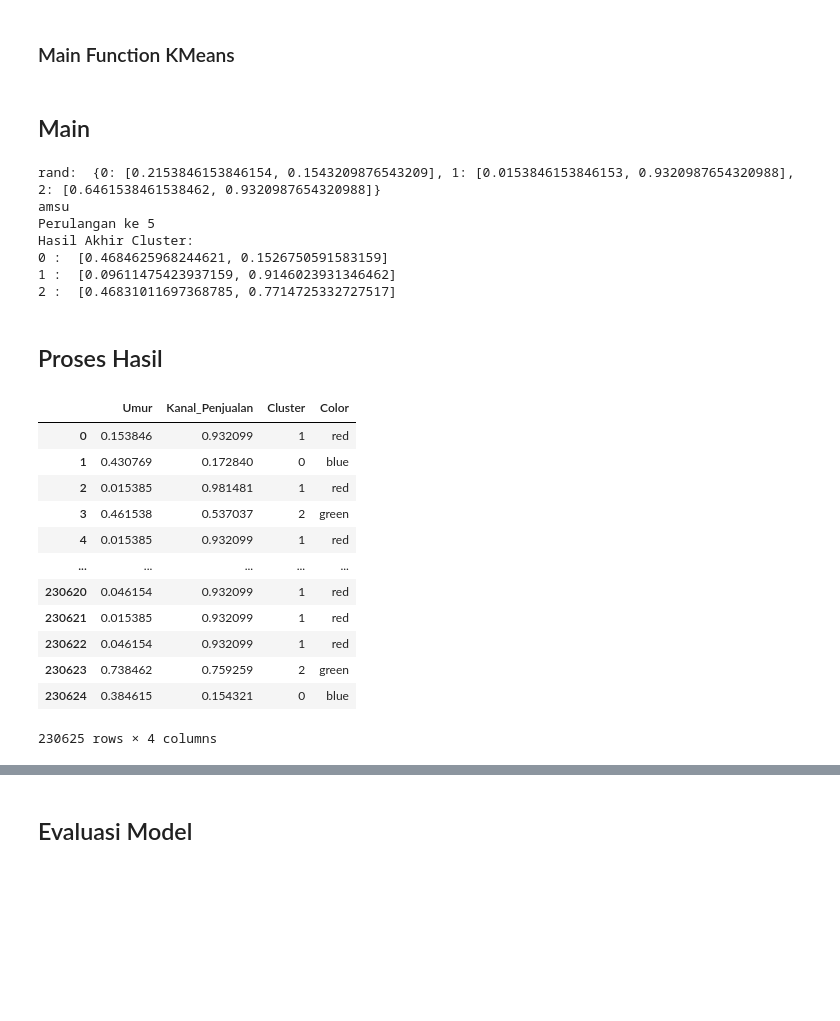
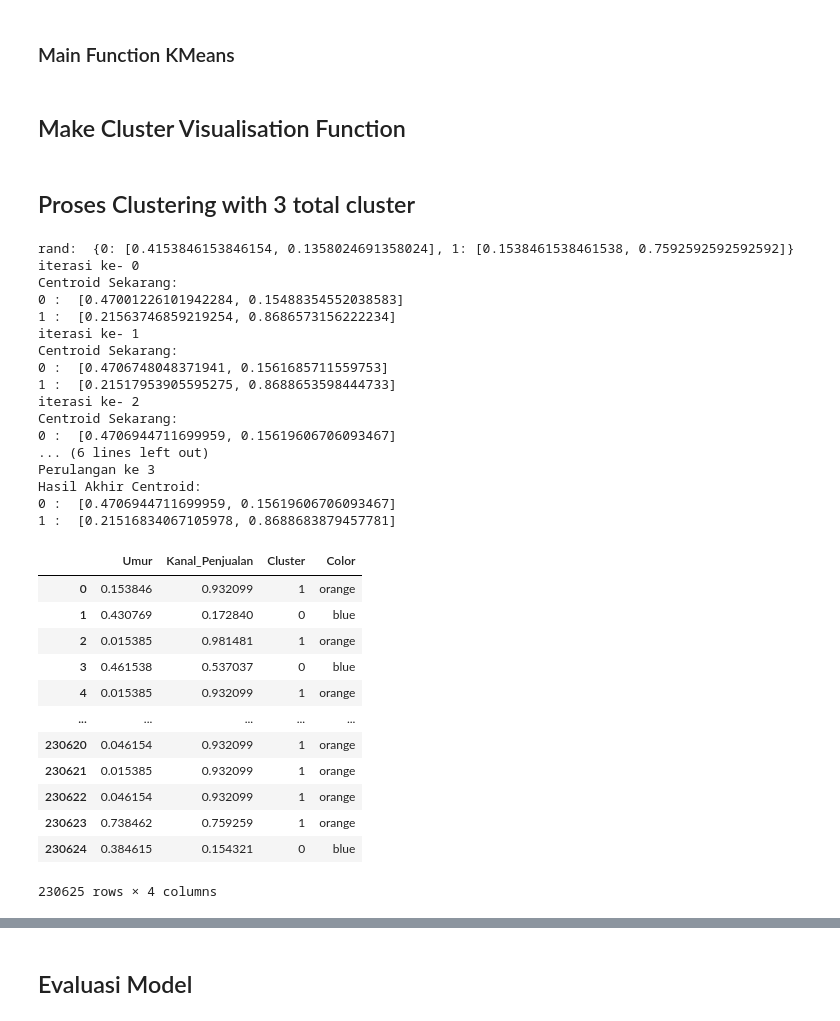
Before and after one commit to alfi2811/Tubes_Machine_Learning_Clustering, a Jupyter notebook: clusteringTask/clustering.ipynb, the cells around one changed output, grey strips where cells are left out. Drawn from its saved outputs; the diff is of its cells as text; code cells hidden in the pictures; blank space fills up the shorter version.

```diff
--- a/clusteringTask/clustering.ipynb
+++ b/clusteringTask/clustering.ipynb
@@ -122,2 +125,2 @@ def kMeans(k, x, y, df):
-# %% [markdown]
-## Main
+# %% [markdown]
+## Make Cluster Visualisation Function
@@ -124,43 +140,37 @@ def kMeans(k, x, y, df):
+# %% [markdown]
+## Proses Clustering with 3 total cluster
 # %%
-# convert to array agar lebih mudah memprosesnya
-data = df.to_numpy()
-k = 3
-
-centroid, cluster, df_hasil = kMeans(k, x, y, df)
+k = 2
+centroid, df_hasil = kMeans(k, x, y, df)
+df_hasil
 # %% [output]
-rand:  {0: [0.2153846153846154, 0.1543209876543209], 1: [0.0153846153846153, 0.9320987654320988], 2: [0.6461538461538462, 0.9320987654320988]}
-amsu
-Perulangan ke 5
-Hasil Akhir Cluster:
-0 :  [0.4684625968244621, 0.1526750591583159]
-1 :  [0.09611475423937159, 0.9146023931346462]
-2 :  [0.46831011697368785, 0.7714725332727517]
+rand:  {0: [0.4153846153846154, 0.1358024691358024], 1: [0.1538461538461538, 0.7592592592592592]}
+iterasi ke- 0
+Centroid Sekarang:
+0 :  [0.47001226101942284, 0.15488354552038583]
+1 :  [0.21563746859219254, 0.8686573156222234]
+iterasi ke- 1
+Centroid Sekarang:
+0 :  [0.4706748048371941, 0.1561685711559753]
+1 :  [0.21517953905595275, 0.8688653598444733]
+iterasi ke- 2
+Centroid Sekarang:
+0 :  [0.4706944711699959, 0.15619606706093467]
+... (6 lines left out)
+Perulangan ke 3
+Hasil Akhir Centroid:
+0 :  [0.4706944711699959, 0.15619606706093467]
+1 :  [0.21516834067105978, 0.8688683879457781]
+|  | Umur | Kanal_Penjualan | Cluster | Color |
+| 0 | 0.153846 | 0.932099 | 1 | orange |
+| 1 | 0.430769 | 0.172840 | 0 | blue |
+| 2 | 0.015385 | 0.981481 | 1 | orange |
+| 3 | 0.461538 | 0.537037 | 0 | blue |
+| 4 | 0.015385 | 0.932099 | 1 | orange |
+| ... | ... | ... | ... | ... |
+| 230620 | 0.046154 | 0.932099 | 1 | orange |
+| 230621 | 0.015385 | 0.932099 | 1 | orange |
+| 230622 | 0.046154 | 0.932099 | 1 | orange |
+| 230623 | 0.738462 | 0.759259 | 1 | orange |
+| 230624 | 0.384615 | 0.154321 | 0 | blue |
+230625 rows × 4 columns
-# %% [markdown]
-## Proses Hasil
-# %%
-colorsPallete = ['orange', 'green', 'red', '#3980d5', '#7715d7']
-# mengubah kembali ke dataframe dan menambah kolom warna untuk visualisasi nantinya
-def convDf(clus):
-  df_hasil = []
-  for key in clus.keys():
-    for c in clus.get(key):
-      df_hasil.append((c[0], c[1], key, colorsPallete[key]))
-  df_hasil = pd.DataFrame(df_hasil)
-  df_hasil.columns = ['Umur', 'Kanal_Penjualan', 'Cluster Ke', 'Color']
-  return df_hasil
-
-df_hasil
-# %% [output]
-|  | Umur | Kanal_Penjualan | Cluster | Color |
-| 0 | 0.153846 | 0.932099 | 1 | red |
-| 1 | 0.430769 | 0.172840 | 0 | blue |
-| 2 | 0.015385 | 0.981481 | 1 | red |
-| 3 | 0.461538 | 0.537037 | 2 | green |
-| 4 | 0.015385 | 0.932099 | 1 | red |
-| ... | ... | ... | ... | ... |
-| 230620 | 0.046154 | 0.932099 | 1 | red |
-| 230621 | 0.015385 | 0.932099 | 1 | red |
-| 230622 | 0.046154 | 0.932099 | 1 | red |
-| 230623 | 0.738462 | 0.759259 | 2 | green |
-| 230624 | 0.384615 | 0.154321 | 0 | blue |
-230625 rows × 4 columns
```
Also changed, not shown: parts of 14 cells of this notebook, 7 other files.
